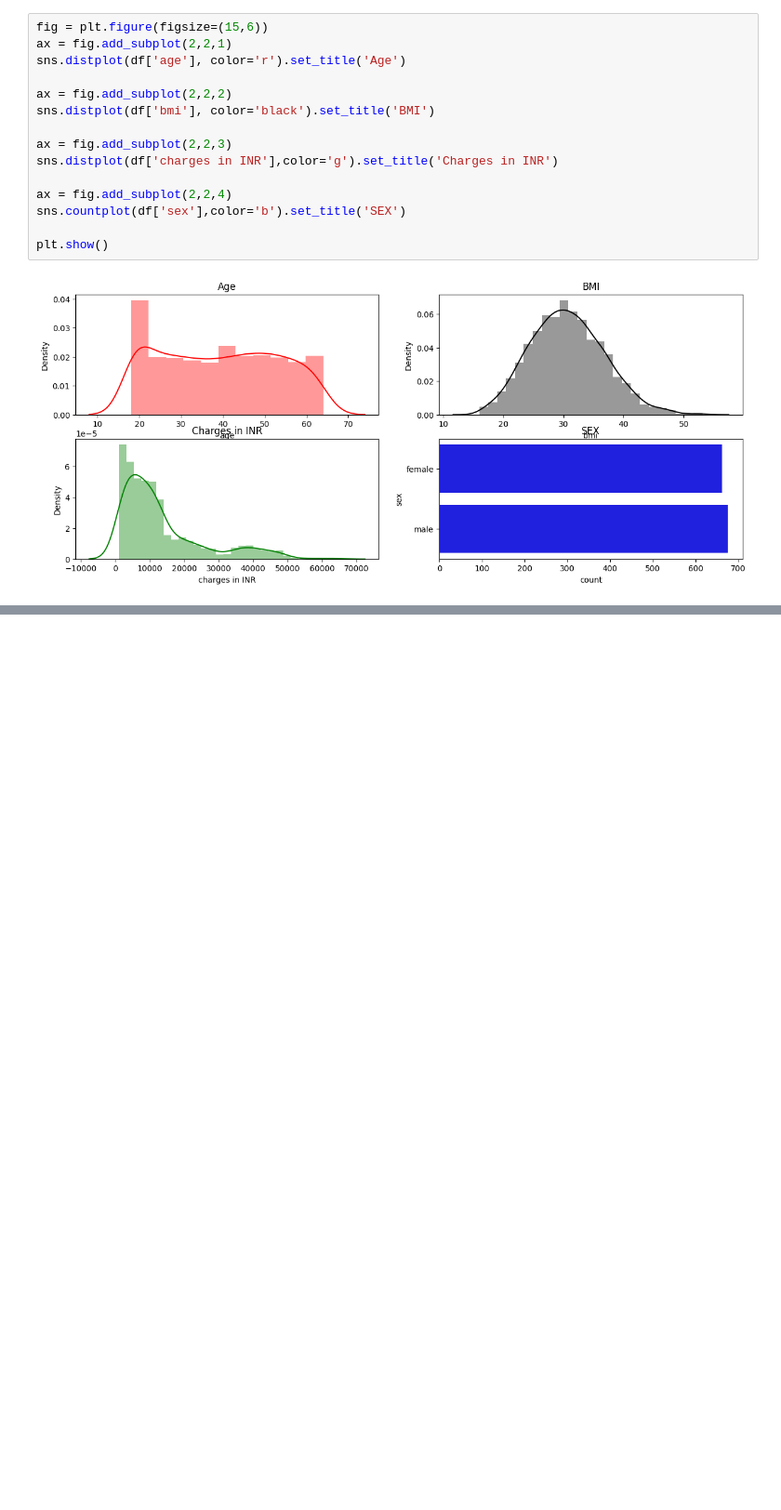
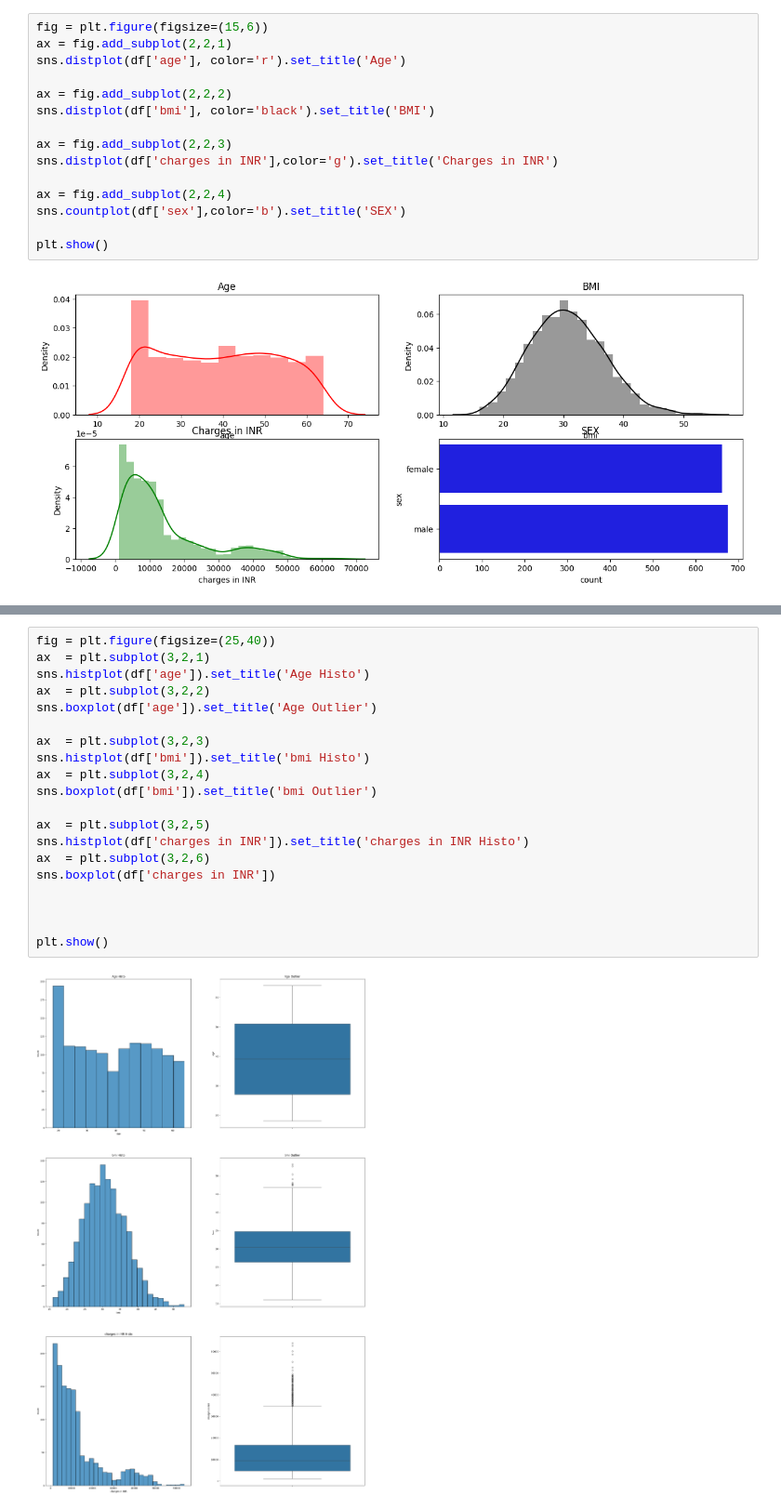
Before and after one commit to ShravanJadhav/DataScience_Practice, a Jupyter notebook: Outlier_Detection_Plot.ipynb, the cells around one changed output, grey strips where cells are left out. Shown: that part at 93% size. Cells and saved outputs as stored; diff of their text form; blank space fills up the shorter version.

```diff
--- a/Outlier_Detection_Plot.ipynb
+++ b/Outlier_Detection_Plot.ipynb
@@ -37,0 +47,22 @@ plt.show()
+# %%
+fig = plt.figure(figsize=(25,40))
+ax  = plt.subplot(3,2,1)
+sns.histplot(df['age']).set_title('Age Histo')
+ax  = plt.subplot(3,2,2)
+sns.boxplot(df['age']).set_title('Age Outlier')
+
+ax  = plt.subplot(3,2,3)
+sns.histplot(df['bmi']).set_title('bmi Histo')
+ax  = plt.subplot(3,2,4)
+sns.boxplot(df['bmi']).set_title('bmi Outlier')
+
+ax  = plt.subplot(3,2,5)
+sns.histplot(df['charges in INR']).set_title('charges in INR Histo')
+ax  = plt.subplot(3,2,6)
+sns.boxplot(df['charges in INR'])
+
+
+
+plt.show()
+# %% [output]
+[figure, added]
```
Also changed, not shown: parts of 8 cells of this notebook.
